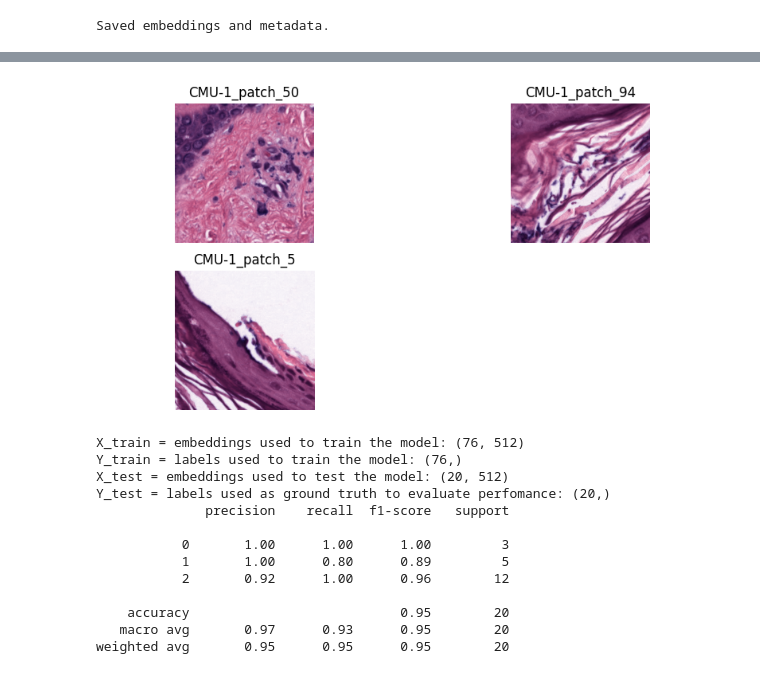
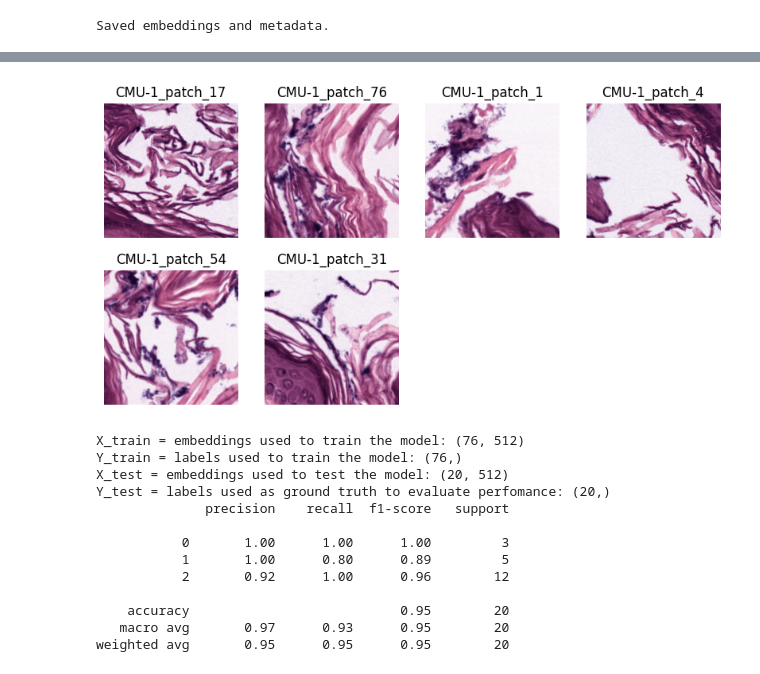
Before and after one commit to PierreCr/Computational-Pathology, a Jupyter notebook: Mini_project_in_Computational_Pathology_Part_2.ipynb, the cells around one changed output, grey strips where cells are left out. Cells and saved outputs as stored; diff of their text form; code cells hidden in the pictures.

```diff
--- a/Mini_project_in_Computational_Pathology_Part_2.ipynb
+++ b/Mini_project_in_Computational_Pathology_Part_2.ipynb
@@ -256,18 +258,18 @@ plt.show()
 # %%
 #22.2. Show corresponding patches.
-patches = [50, 94, 5]
+patches = [17, 76, 1, 4, 54, 31]
 
 plt.figure(figsize=(10,5))
 plt.axis("off")
 for img in patches:
   plt.subplot(2, int(len(patches)/2+1), patches.index(img)+1)
   plt.imshow(plt.imread(f"/content/drive/MyDrive/WSI_CMU-1/normedMacenko_patches512x512/CMU-1_patch_{img}_normed.png"))
   plt.title(f"CMU-1_patch_{img}")
   plt.axis("off")
 
 plt.show()
 # %% [output]
-[figure, old version]
+[figure, new version]
 # %%
 #23. Train a very simple classifier.
 #24. Careful consideration about train/test leakage.
```
Also changed, not shown: parts of 1 cell of this notebook.
